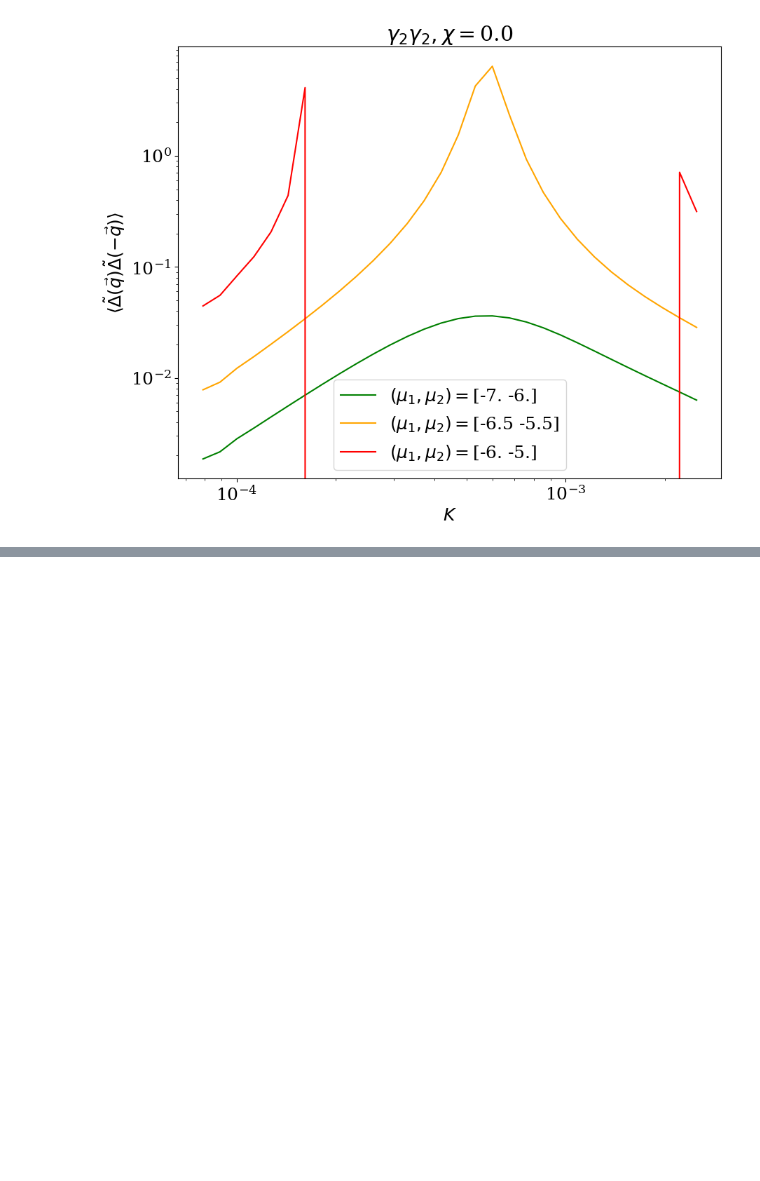
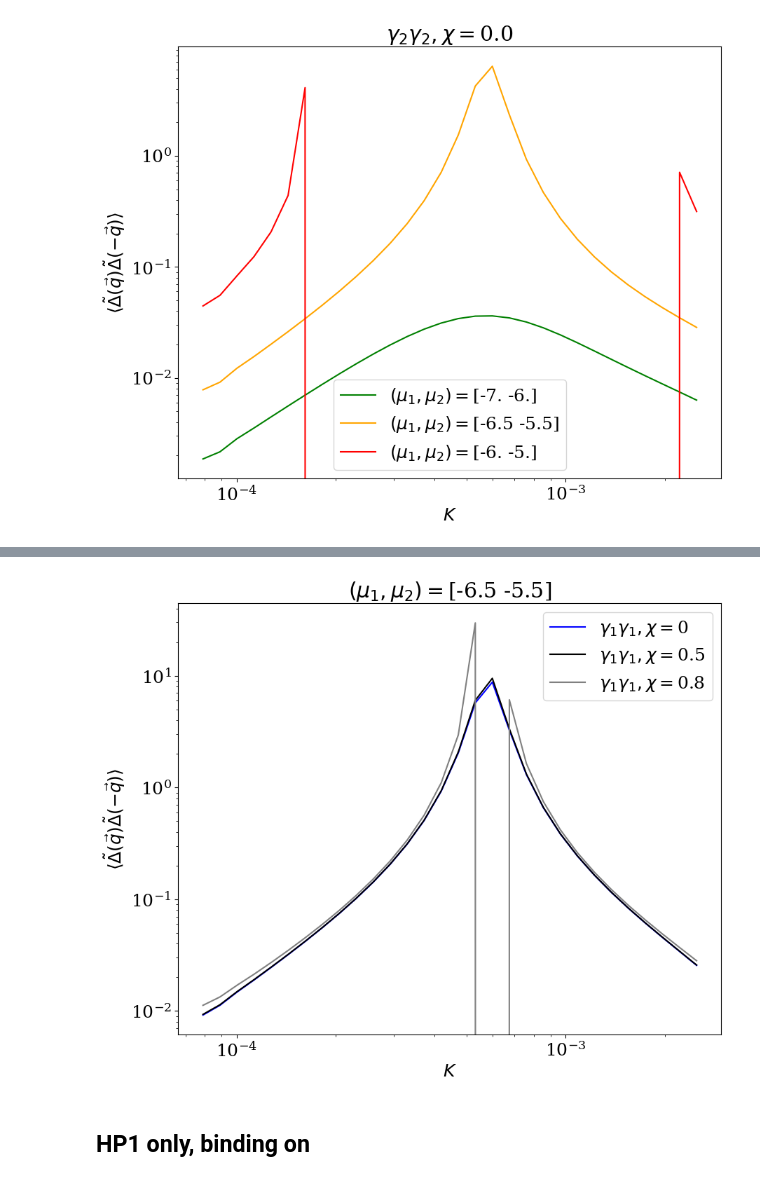
Before and after one commit to tmhabte/wlcsim_membrane, a Jupyter notebook: chrom_stab/density-density_corr_comp.ipynb, the cells around one changed output, grey strips where cells are left out. Cells and saved outputs as stored; diff of their text form; code cells hidden in the pictures; blank space fills up the shorter version.

```diff
--- a/chrom_stab/density-density_corr_comp.ipynb
+++ b/chrom_stab/density-density_corr_comp.ipynb
@@ -369,0 +546,31 @@ plt.yscale('log')
+# %%
+plt.figure(figsize=(10,8))
+font = {'family' : 'serif',
+        'weight':'normal',
+        'size': 18}
+plt.rc('font', **font)
+
+plt.title("$(\mu_1, \mu_2) =$" + str(mu_pnts[1]) )
+plt.xlabel(r'$K$')
+plt.ylabel(r'$ \langle \tilde{\Delta}(\vec{q}) \tilde{\Delta}(-\vec{q})  \rangle$')
+
+plt.plot(k_vec, g1g1_corr_arr_chi0[1], label = "$\gamma_1 \gamma_1, \chi = $" + str(chi_0), color = "blue")
+# plt.plot(k_vec, g1g2_corr_arr_chi0[1], label = "$\gamma_1 \gamma_2, \chi = $"+ str(chi_0), color = "purple")
+# plt.plot(k_vec, g2g2_corr_arr_chi0[1], label = "$\gamma_2 \gamma_2, \chi = $"+ str(chi_0), color = "red")
+
+plt.plot(k_vec, g1g1_corr_arr_chiA[1], label = "$\gamma_1 \gamma_1, \chi = $" + str(chi_A), color = "black")
+# plt.plot(k_vec, g1g2_corr_arr_chiA[1], label = "$\gamma_1 \gamma_2, \chi = $" + str(chi_A), color = "grey")
+
+plt.plot(k_vec, g1g1_corr_arr_chiB[1], label = "$\gamma_1 \gamma_1, \chi = $" + str(chi_B), color = "grey")
+
+plt.legend()
+plt.xscale('log')
+plt.yscale('log')
+
+#why does it go negative in phase separated system?
+# Correlation deiverges as g2 approaches 0.
+# Not physical to think about correlation past divergence, beyond just knowing that it indicates a phase separated system
+# %% [output]
+[figure, added]
+# %% [markdown]
+## HP1 only, binding on
```
Also changed, not shown: parts of 63 cells of this notebook.
